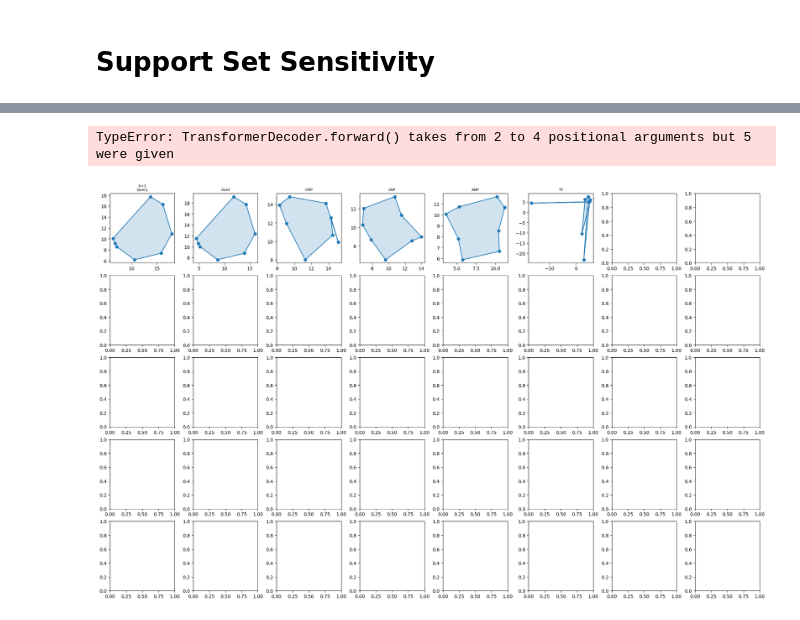
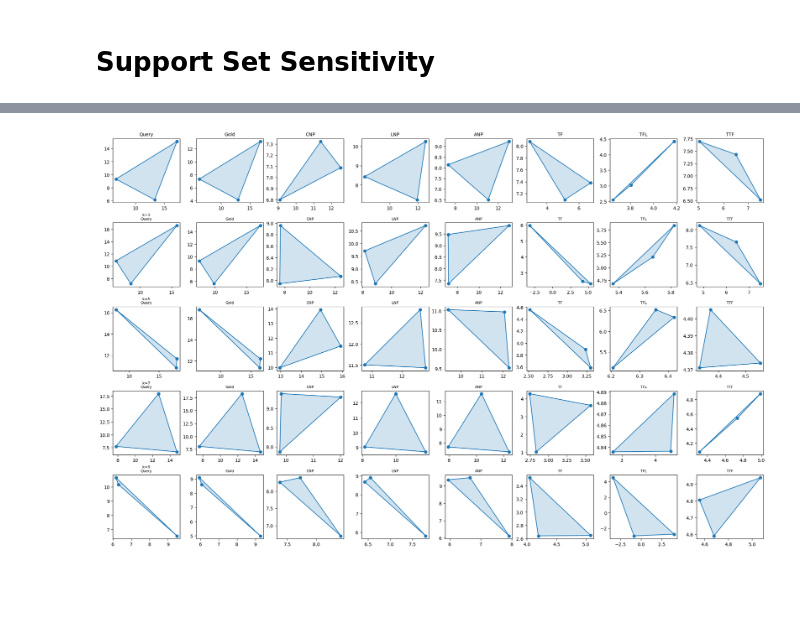
Before and after one commit to Fox4Song/fyp, a Jupyter notebook: notebooks/polygon/transformation_task/transformation_task_eval.ipynb, the cells around one changed output, grey strips where cells are left out. Drawn from its saved outputs; the diff is of its cells as text; code cells hidden in the pictures; blank space fills up the shorter version.

```diff
--- a/notebooks/polygon/transformation_task/transformation_task_eval.ipynb
+++ b/notebooks/polygon/transformation_task/transformation_task_eval.ipynb
@@ -1554,7 +1554,8 @@ for i, k in enumerate(context_sizes):
     ctx_x, ctx_y, tgt_x, tgt_y, _, _, true_poly, true_transformed_poly, *_ = (
         reader.generate_polygon_batch_few_shot_transformation_task(
             num_context=k,
-            transformation_type='rotation'
+            transformation_type='rotation',
+            n=side_count
         )
     )
 
@@ -1665,7 +1665,8 @@ for i, k in enumerate(context_sizes):
     ctx_x, ctx_y, tgt_x, tgt_y, _, _, true_poly, true_transformed_poly, *_ = (
         reader.generate_polygon_batch_few_shot_transformation_task(
             num_context=k,
-            transformation_type='scaling'
+            transformation_type='scaling',
+            n=side_count
         )
     )
 
@@ -1689,7 +1690,7 @@ for i, k in enumerate(context_sizes):
                  'ANP':anp_model,'TF':tf_model,
                  'TFL':tf_large_model, 'TTF':ttf_model}[model_name]
         # your routine to get a single predicted token sequence
-        if model_name == 'TF':
+        if model_name in ('TF', 'TFL', 'TTF'):
             B, C, _ = ctx_x.shape
             for x in range(B):
               # Build prompt
@@ -1775,7 +1775,8 @@ for i, k in enumerate(context_sizes):
     ctx_x, ctx_y, tgt_x, tgt_y, _, _, true_poly, true_transformed_poly, *_ = (
         reader.generate_polygon_batch_few_shot_transformation_task(
             num_context=k,
-            transformation_type='translation'
+            transformation_type='translation',
+            n=side_count
         )
     )
 
@@ -1799,7 +1800,7 @@ for i, k in enumerate(context_sizes):
                  'ANP':anp_model,'TF':tf_model,
                  'TFL':tf_large_model, 'TTF':ttf_model}[model_name]
         # your routine to get a single predicted token sequence
-        if model_name == 'TF':
+        if model_name in ('TF', 'TFL', 'TTF'):
             B, C, _ = ctx_x.shape
             for x in range(B):
               # Build prompt
@@ -1825,32 +1826,31 @@ for i, k in enumerate(context_sizes):
                       generated = generated[-512:]
                   inp = (
                       torch.tensor(generated, device=device)
                           .unsqueeze(1).unsqueeze(-1)
                   )  # [seq_len, 1, 1]
                   logits = model(inp)    # → same shape
                   nxt = logits[-1, 0, 0].item()
                   generated.append(nxt)
 
               # Extract the newly generated segment
               pred_y = generated[-L_tgt:] # length tgt_y_len
         else:
             p_y_dist, *_ = model(
                 ctx_x, ctx_y, tgt_x, None
             )
             pred_y = p_y_dist.mean.mean(0)[0, -1].tolist()
         pred_polygon = Polygon.from_tokenised(pred_y[:len(query_tokenised)], int(query_tokenised[0]*12), center=(5,5), radius=3, max_num_sides=12)
         pred_vertices = pred_polygon.vertices
 
         # plot into column 2+j
         ax = axes[i, 2+j]
         plot_polygon_on_ax(ax, pred_vertices, title=model_name)
 
 # label the top of each column
 col_titles = ["Query","Gold"] + models
 for j, t in enumerate(col_titles):
     axes[0, j].set_title(t, fontsize=10)
 
 plt.show()
 # %% [output]
-TypeError: TransformerDecoder.forward() takes from 2 to 4 positional arguments but 5 were given
-[figure, old version]
+[figure, new version]
```
Also changed, not shown: parts of 2 cells of this notebook.
